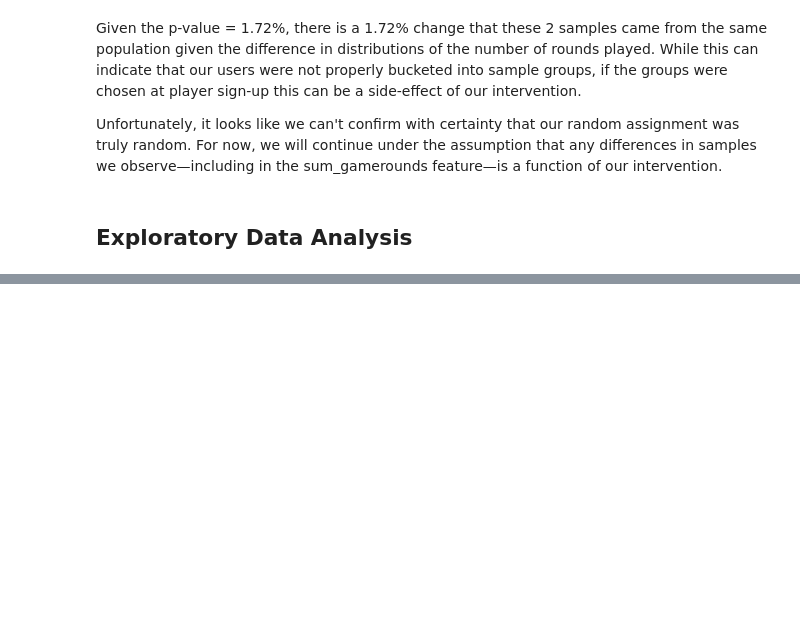
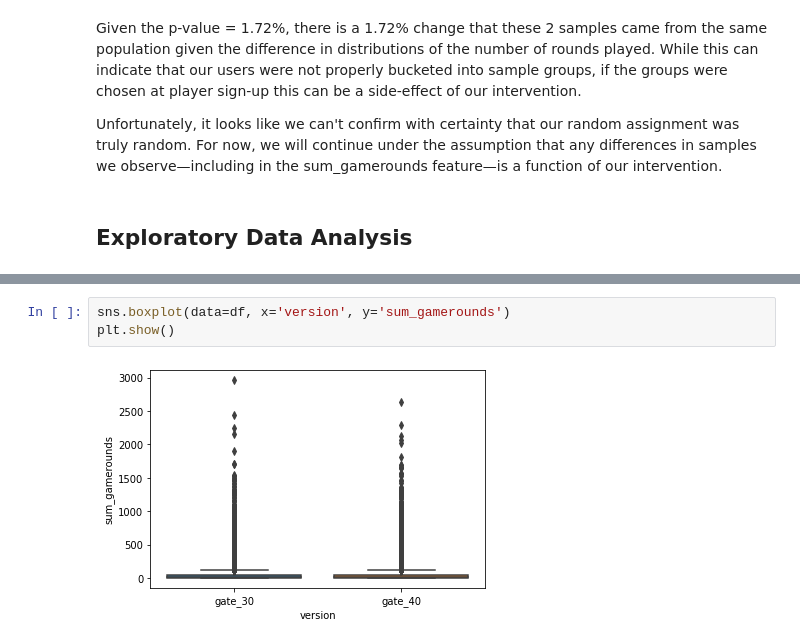
Before and after one commit to kathrinv/ab-test-cookie-cats, a Jupyter notebook: ab-testing-cookie-cats.ipynb, the cells around one changed output, grey strips where cells are left out. Drawn from its saved outputs; the diff is of its cells as text; blank space fills up the shorter version.

```diff
--- a/ab-testing-cookie-cats.ipynb
+++ b/ab-testing-cookie-cats.ipynb
@@ -108,0 +107,5 @@ len(b)
+# %%
+sns.boxplot(data=df, x='version', y='sum_gamerounds')
+plt.show()
+# %% [output]
+[figure, added]
```
Also changed, not shown: parts of 45 cells of this notebook.
